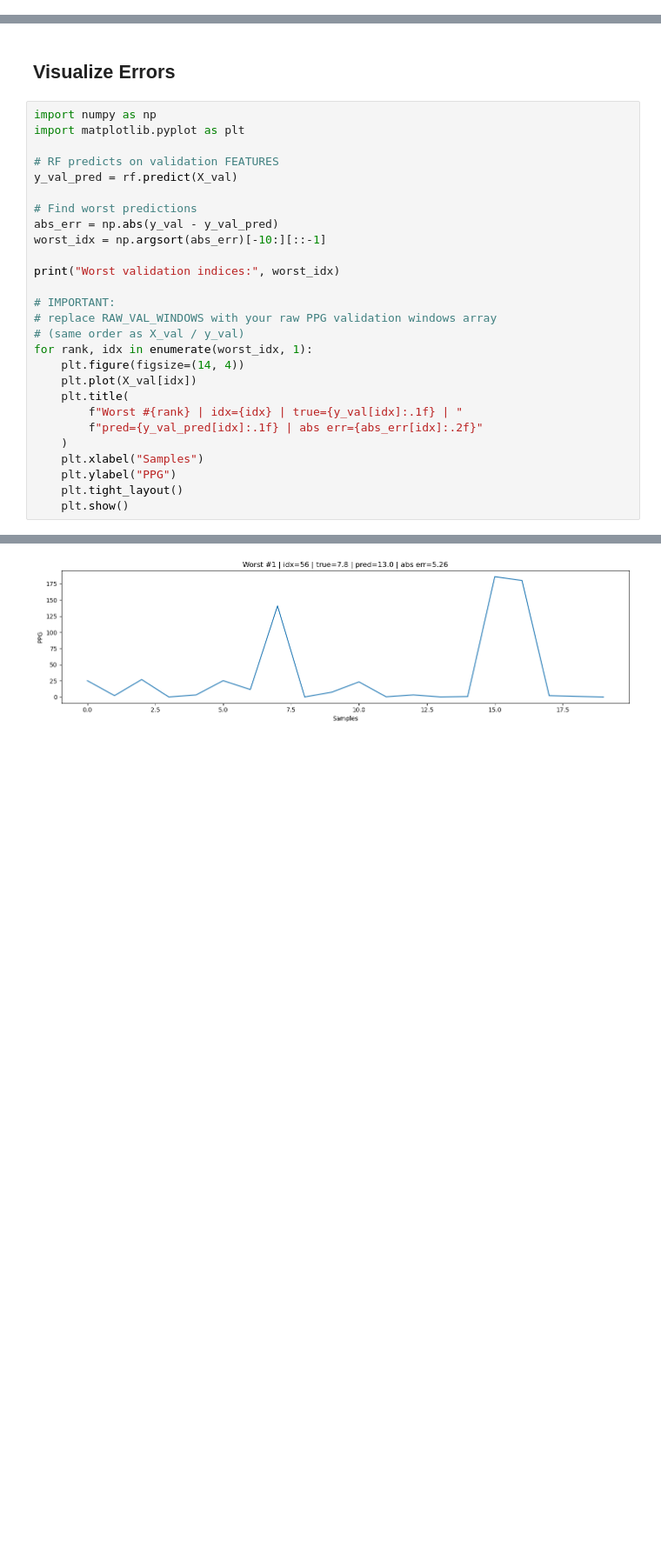
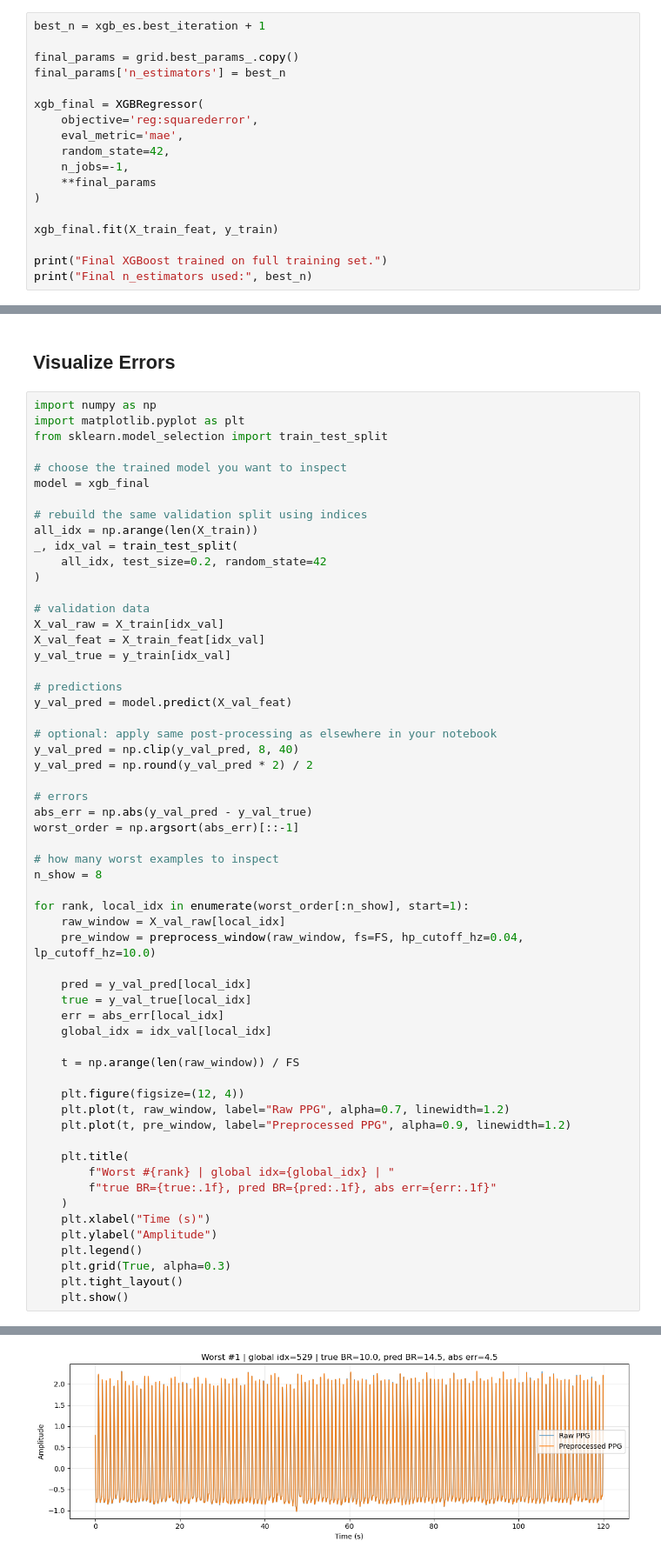
Before and after one commit to valilupu/mobilehealth1, a Jupyter notebook: groupXX_BR.ipynb, the cells around one changed output, grey strips where cells are left out. Shown at 87% size. Cells and saved outputs as stored; diff of their text form; blank space fills up the shorter version.

```diff
--- a/groupXX_BR.ipynb
+++ b/groupXX_BR.ipynb
@@ -358,0 +490,18 @@ Best params used: {'max_depth': 20, 'max_features': 0.5, 'min_samples_leaf': 1,
+# %%
+best_n = xgb_es.best_iteration + 1
+
+final_params = grid.best_params_.copy()
+final_params['n_estimators'] = best_n
+
+xgb_final = XGBRegressor(
+    objective='reg:squarederror',
+    eval_metric='mae',
+    random_state=42,
+    n_jobs=-1,
+    **final_params
+)
+
+xgb_final.fit(X_train_feat, y_train)
+
+print("Final XGBoost trained on full training set.")
+print("Final n_estimators used:", best_n)
@@ -410,28 +562,59 @@ Mean absolute error: 10.518
 # %%
 import numpy as np
 import matplotlib.pyplot as plt
+from sklearn.model_selection import train_test_split
 
-# RF predicts on validation FEATURES
-y_val_pred = rf.predict(X_val)
+# choose the trained model you want to inspect
+model = xgb_final
 
-# Find worst predictions
-abs_err = np.abs(y_val - y_val_pred)
-worst_idx = np.argsort(abs_err)[-10:][::-1]
+# rebuild the same validation split using indices
+all_idx = np.arange(len(X_train))
+_, idx_val = train_test_split(
+    all_idx, test_size=0.2, random_state=42
+)
 
-print("Worst validation indices:", worst_idx)
+# validation data
+X_val_raw = X_train[idx_val]
+X_val_feat = X_train_feat[idx_val]
+y_val_true = y_train[idx_val]
 
-# IMPORTANT:
-# replace RAW_VAL_WINDOWS with your raw PPG validation windows array
-# (same order as X_val / y_val)
-for rank, idx in enumerate(worst_idx, 1):
-    plt.figure(figsize=(14, 4))
-    plt.plot(X_val[idx])
+# predictions
+y_val_pred = model.predict(X_val_feat)
+
+# optional: apply same post-processing as elsewhere in your notebook
+y_val_pred = np.clip(y_val_pred, 8, 40)
+y_val_pred = np.round(y_val_pred * 2) / 2
+
+# errors
+abs_err = np.abs(y_val_pred - y_val_true)
+worst_order = np.argsort(abs_err)[::-1]
+
+# how many worst examples to inspect
+n_show = 8
+
+for rank, local_idx in enumerate(worst_order[:n_show], start=1):
+    raw_window = X_val_raw[local_idx]
+    pre_window = preprocess_window(raw_window, fs=FS, hp_cutoff_hz=0.04, lp_cutoff_hz=10.0)
+
+    pred = y_val_pred[local_idx]
+    true = y_val_true[local_idx]
+    err = abs_err[local_idx]
+    global_idx = idx_val[local_idx]
+
+    t = np.arange(len(raw_window)) / FS
+
+    plt.figure(figsize=(12, 4))
+    plt.plot(t, raw_window, label="Raw PPG", alpha=0.7, linewidth=1.2)
+    plt.plot(t, pre_window, label="Preprocessed PPG", alpha=0.9, linewidth=1.2)
+
     plt.title(
-        f"Worst #{rank} | idx={idx} | true={y_val[idx]:.1f} | "
-        f"pred={y_val_pred[idx]:.1f} | abs err={abs_err[idx]:.2f}"
+        f"Worst #{rank} | global idx={global_idx} | "
+        f"true BR={true:.1f}, pred BR={pred:.1f}, abs err={err:.1f}"
     )
-    plt.xlabel("Samples")
-    plt.ylabel("PPG")
+    plt.xlabel("Time (s)")
+    plt.ylabel("Amplitude")
+    plt.legend()
+    plt.grid(True, alpha=0.3)
     plt.tight_layout()
     plt.show()
 # %% [output]
@@ -439 +621 @@ Worst validation indices: [ 56  48  49  31  54  89  99 109  84  92]
-[figure, old version]
+[figure, new version]
```
Also changed, not shown: parts of 12 cells of this notebook.
